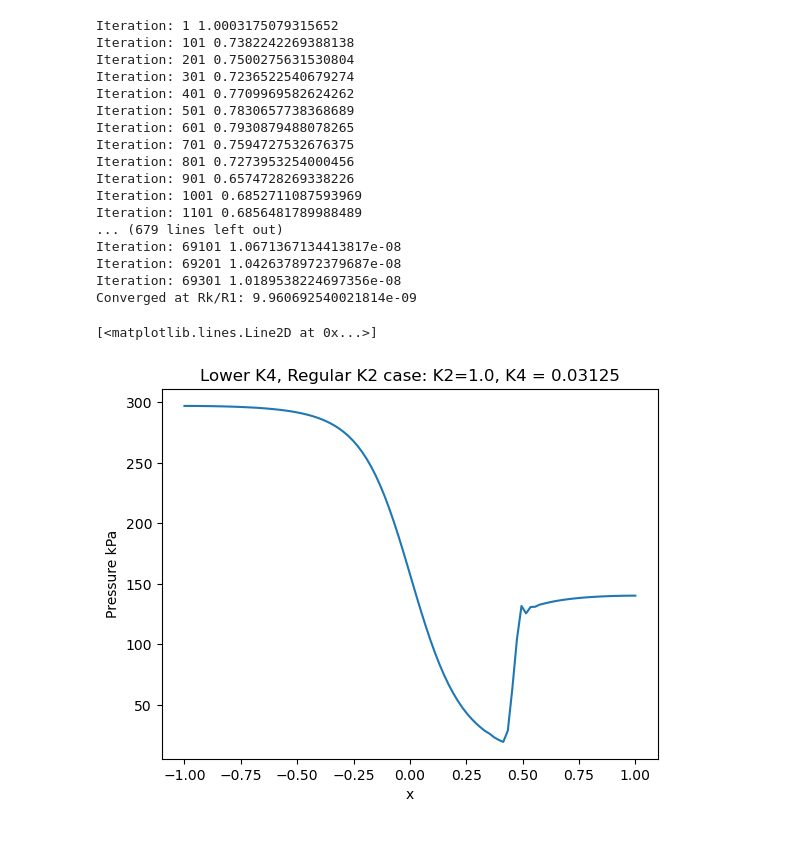
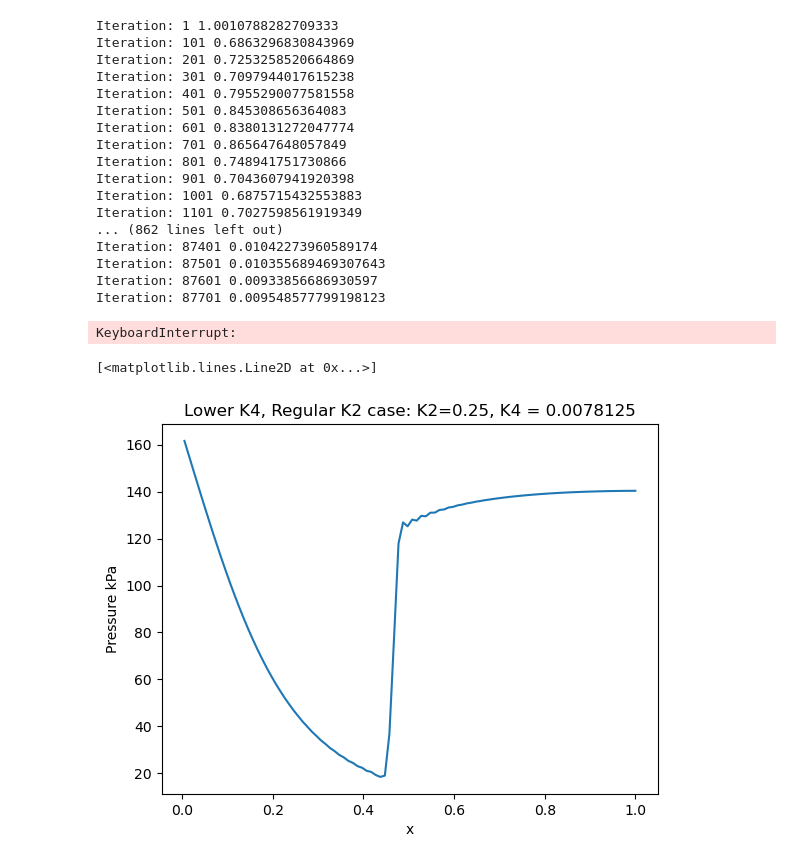
Before and after one commit to aaron23pueschel/CFD, a Jupyter notebook: CFD_HW2/Artificial_Dissapation.ipynb, the cells around one changed output. Cells and saved outputs as stored; diff of their text form; code cells hidden in the pictures.

```diff
--- a/CFD_HW2/Artificial_Dissapation.ipynb
+++ b/CFD_HW2/Artificial_Dissapation.ipynb
@@ -99,35 +75,36 @@ plt.plot(x,p_compute_Medium[1:-1])
 # Lower K4
 MEDIUM = Nozzle("inputs/Medium_inputs.nml")
 MEDIUM.CFL = .03
-MEDIUM.K2 = 2*(K2[1])
-MEDIUM.K4 = 2*(K4[1])/2
+MEDIUM.K2 = (K2[0]+K2[1])/2
+MEDIUM.K4 = (K4[0])/2
 MEDIUM.p_back = 120
 p_compute_Medium,u_compute_Medium,rho_compute_Medium,p_exact_Medium,\
     u_exact_Medium,rho_exact_Medium,convergence_history_Medium = MEDIUM.RUN_SIMULATION(verbose = True,convergence_criteria=tolerance)
 # %% [output]
-Iteration: 1 1.0003175079315652
-Iteration: 101 0.7382242269388138
-Iteration: 201 0.7500275631530804
-Iteration: 301 0.7236522540679274
-Iteration: 401 0.7709969582624262
-Iteration: 501 0.7830657738368689
-Iteration: 601 0.7930879488078265
-Iteration: 701 0.7594727532676375
-Iteration: 801 0.7273953254000456
-Iteration: 901 0.6574728269338226
-Iteration: 1001 0.6852711087593969
-Iteration: 1101 0.6856481789988489
-... (679 lines left out)
-Iteration: 69101 1.0671367134413817e-08
-Iteration: 69201 1.0426378972379687e-08
-Iteration: 69301 1.0189538224697356e-08
-Converged at Rk/R1: 9.960692540021814e-09
+Iteration: 1 1.0010788282709333
+Iteration: 101 0.6863296830843969
+Iteration: 201 0.7253258520664869
+Iteration: 301 0.7097944017615238
+Iteration: 401 0.7955290077581558
+Iteration: 501 0.845308656364083
+Iteration: 601 0.8380131272047774
+Iteration: 701 0.865647648057849
+Iteration: 801 0.748941751730866
+Iteration: 901 0.7043607941920398
+Iteration: 1001 0.6875715432553883
+Iteration: 1101 0.7027598561919349
+... (862 lines left out)
+Iteration: 87401 0.01042273960589174
+Iteration: 87501 0.010355689469307643
+Iteration: 87601 0.00933856686930597
+Iteration: 87701 0.009548577799198123
+KeyboardInterrupt:
 # %%
 plt.title(f"Lower K4, Regular K2 case: K2={MEDIUM.K2}, K4 = {MEDIUM.K4}")
-x = np.linspace(-1,1,100)
+x = np.linspace(-1,1,MEDIUM.NI-1)
 plt.xlabel("x")
 plt.ylabel("Pressure kPa")
-plt.plot(x,p_compute_Medium[1:-1])
+plt.plot(x[100:],p_compute_Medium[100:-2])
 # %% [output]
 [<matplotlib.lines.Line2D at 0x...>]
-[figure, old version]
+[figure, new version]
```
Also changed, not shown: parts of 6 cells of this notebook, 2 other files.
